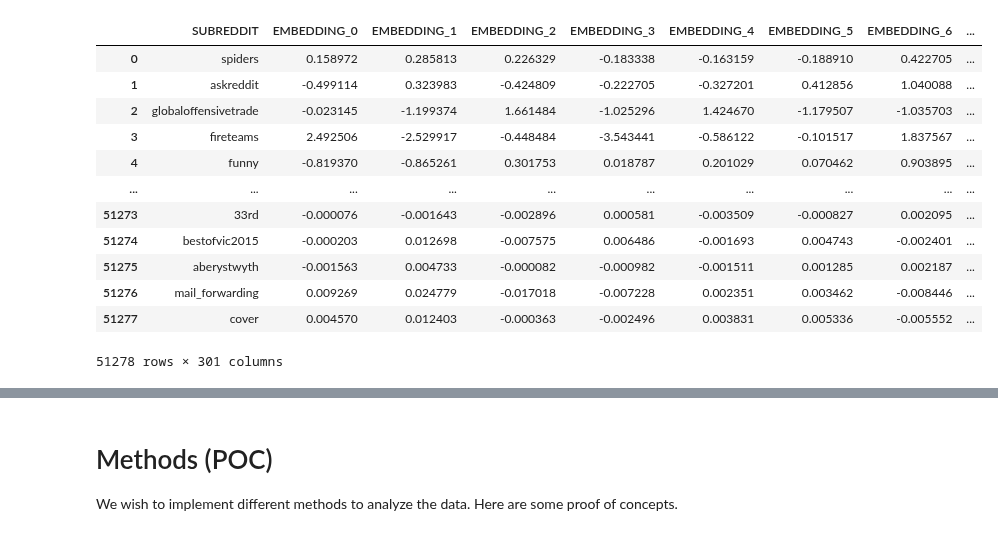
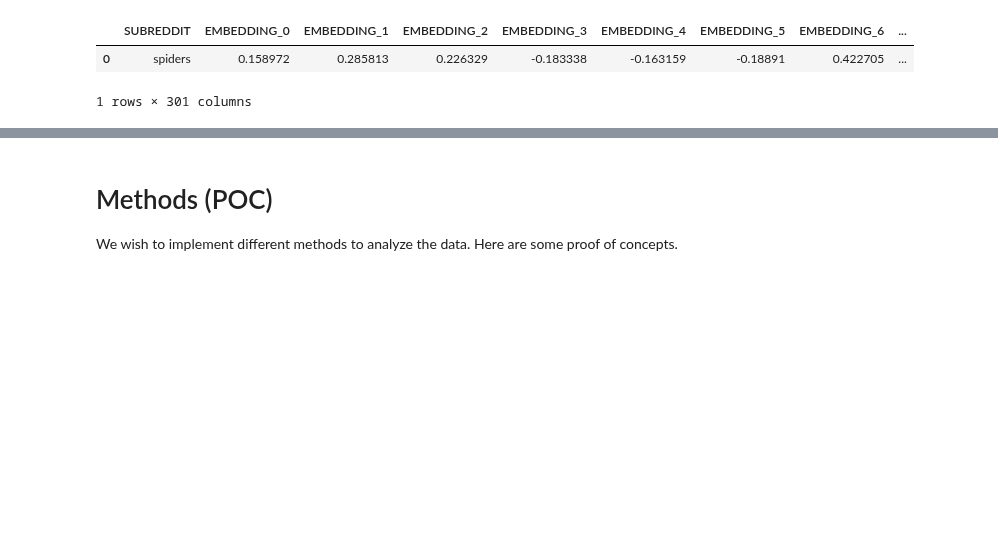
Before and after one commit to l0uisgrange/ada-2025-project, a Jupyter notebook: results.ipynb, the cells around one changed output, grey strips where cells are left out. Drawn from its saved outputs; the diff is of its cells as text; code cells hidden in the pictures; blank space fills up the shorter version.

Commit message:
fixed data import and start presentation

```diff
--- a/results.ipynb
+++ b/results.ipynb
@@ -24,6 +13,5 @@ from src.data import load_data
 We're using the reddit hyperlinks dataset. It's separated into 2 files: one for hyperlinks in the body of posts and the other for hyperlinks in the title of posts.
 In addition, we have the embeddings dataset for subereddits and users. They represent each user or subreddit as a 300-dimensional vector, which we can use to compute similarities between them.
 # %%
-from src.data import load_data
-body_data, title_data, subreddits_data, users_data, events_data = load_data()
+df_body, df_title, df_subreddits, df_english_pl, df_esports, df_superbowl, df_holidays = load_data()
 # %% [output]
@@ -65,16 +30,6 @@ title_data
 # %%
-subreddits_data
+df_subreddits.head(1)
 # %% [output]
 |  | SUBREDDIT | EMBEDDING_0 | EMBEDDING_1 | EMBEDDING_2 | EMBEDDING_3 | EMBEDDING_4 | EMBEDDING_5 | EMBEDDING_6 | ... |
-| 0 | spiders | 0.158972 | 0.285813 | 0.226329 | -0.183338 | -0.163159 | -0.188910 | 0.422705 | ... |
-| 1 | askreddit | -0.499114 | 0.323983 | -0.424809 | -0.222705 | -0.327201 | 0.412856 | 1.040088 | ... |
-| 2 | globaloffensivetrade | -0.023145 | -1.199374 | 1.661484 | -1.025296 | 1.424670 | -1.179507 | -1.035703 | ... |
-| 3 | fireteams | 2.492506 | -2.529917 | -0.448484 | -3.543441 | -0.586122 | -0.101517 | 1.837567 | ... |
-| 4 | funny | -0.819370 | -0.865261 | 0.301753 | 0.018787 | 0.201029 | 0.070462 | 0.903895 | ... |
-| ... | ... | ... | ... | ... | ... | ... | ... | ... | ... |
-| 51273 | 33rd | -0.000076 | -0.001643 | -0.002896 | 0.000581 | -0.003509 | -0.000827 | 0.002095 | ... |
-| 51274 | bestofvic2015 | -0.000203 | 0.012698 | -0.007575 | 0.006486 | -0.001693 | 0.004743 | -0.002401 | ... |
-| 51275 | aberystwyth | -0.001563 | 0.004733 | -0.000082 | -0.000982 | -0.001511 | 0.001285 | 0.002187 | ... |
-| 51276 | mail_forwarding | 0.009269 | 0.024779 | -0.017018 | -0.007228 | 0.002351 | 0.003462 | -0.008446 | ... |
-| 51277 | cover | 0.004570 | 0.012403 | -0.000363 | -0.002496 | 0.003831 | 0.005336 | -0.005552 | ... |
+| 0 | spiders | 0.158972 | 0.285813 | 0.226329 | -0.183338 | -0.163159 | -0.18891 | 0.422705 | ... |
-51278 rows × 301 columns
+1 rows × 301 columns
```
Also changed, not shown: parts of 8 cells of this notebook, 1 other file.
